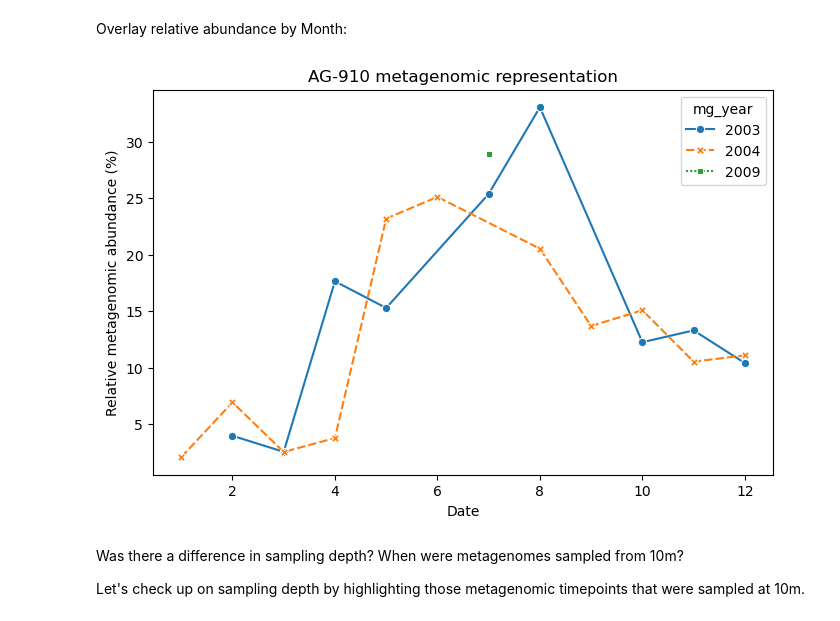
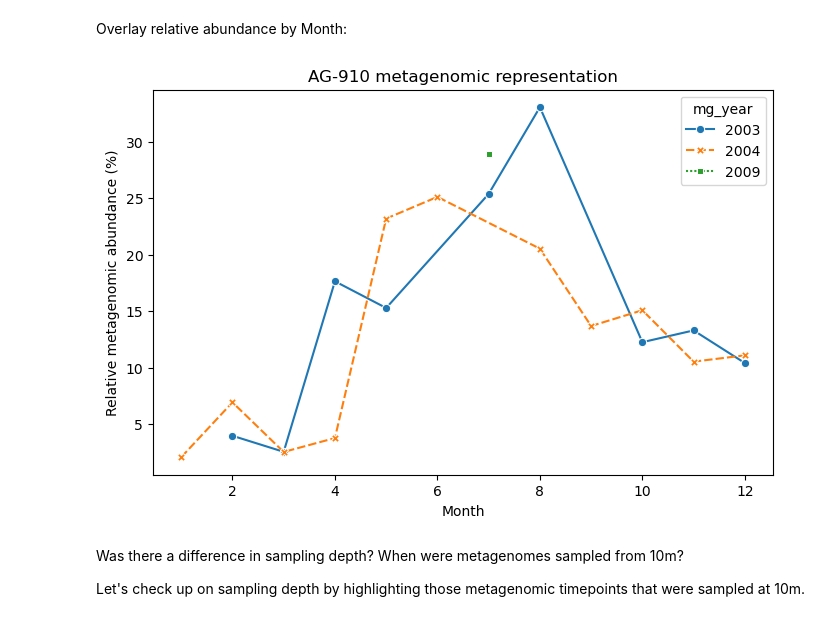
Before and after one commit to Bigelow-eSCG-tutorials/day2_recruitment, a Jupyter notebook: 3_Metagenome_recruitment_plotting.ipynb, the cells around one changed output. Saved outputs shown, nothing was run; the diff lists cells and outputs as text; code cells hidden in the pictures.

```diff
--- a/3_Metagenome_recruitment_plotting.ipynb
+++ b/3_Metagenome_recruitment_plotting.ipynb
@@ -294,22 +287,22 @@ Overlay relative abundance by Month:
 # %%
 plot_df = bdf[(bdf['Genome'] == 'unmapped')]
 
 fig, ax = plt.subplots(figsize=(8,5))
 
 sns.lineplot(x = 'mg_month',
              y = 100 - plot_df['perc_rel_abund'],
              hue = 'mg_year',
              style = 'mg_year',
              data = plot_df,
             markers = True,
             ax = ax)
 
-ax.set(xlabel="Date",
+ax.set(xlabel="Month",
        ylabel="Relative metagenomic abundance (%)",
        title="AG-910 metagenomic representation")
 plt.show()
 # %% [output]
-[figure, old version]
+[figure, new version]
 # %% [markdown]
 Was there a difference in sampling depth?  When were metagenomes sampled from 10m?
 
```
Also changed, not shown: parts of 10 cells of this notebook, 2 other files.
